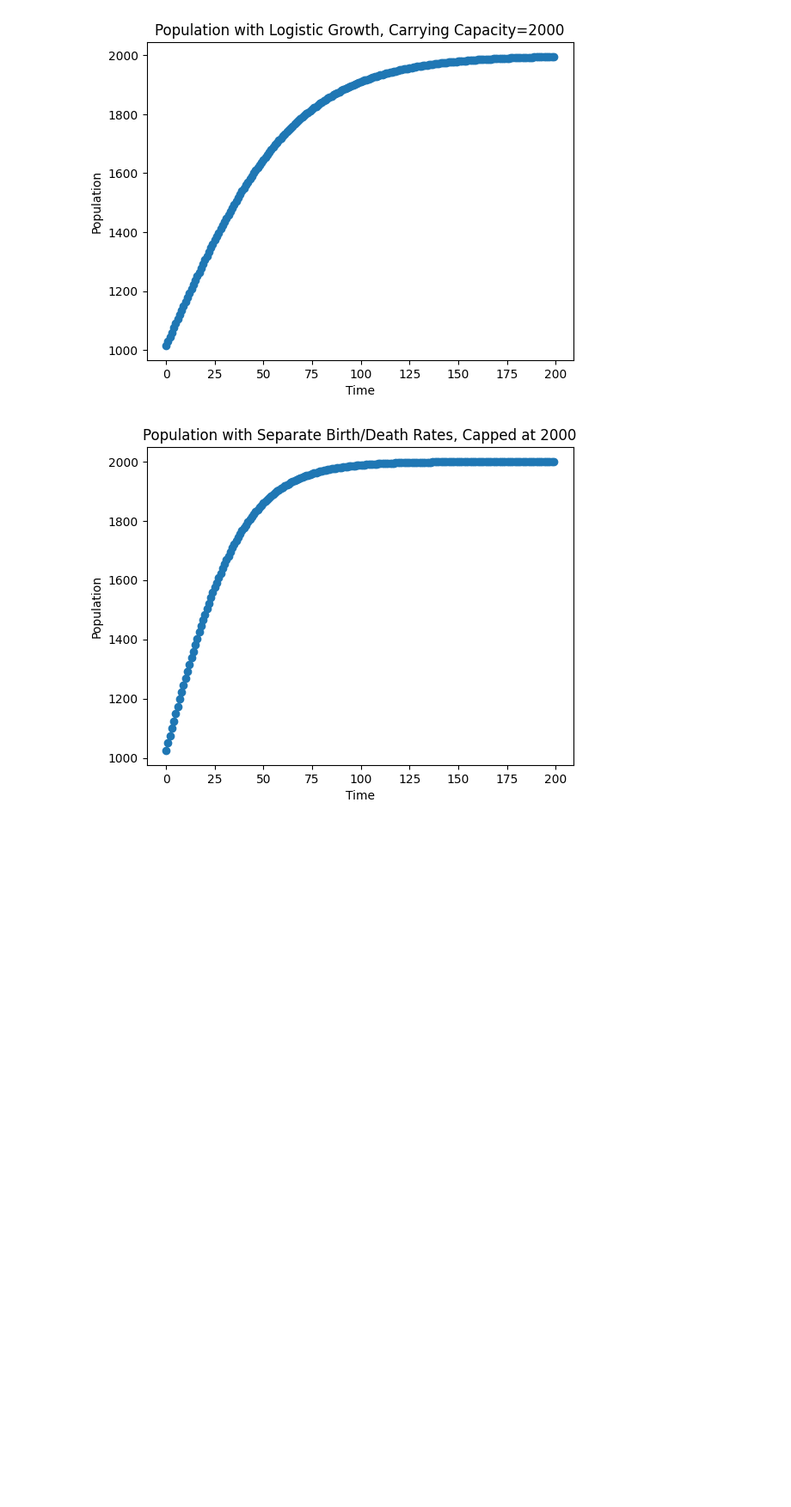
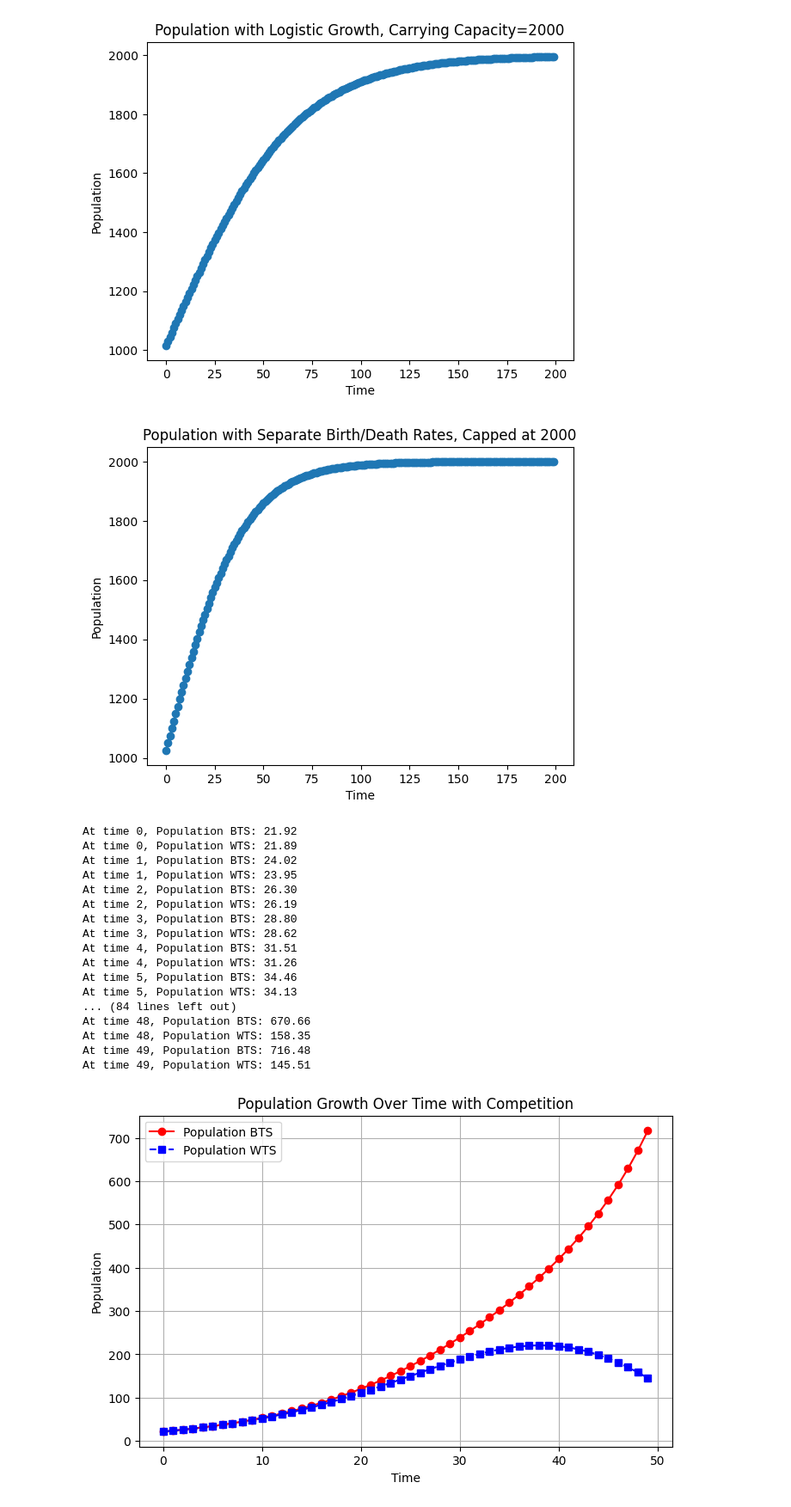
Before and after one commit to MuhammadTausif/PyComplete, a Jupyter notebook: PhD/CM/Ch_2_Project_3.ipynb, the cells around one changed output. Shown at 86% size. Drawn from its saved outputs; the diff is of its cells as text; code cells hidden in the pictures; blank space fills up the shorter version.

```diff
--- a/PhD/CM/Ch_2_Project_3.ipynb
+++ b/PhD/CM/Ch_2_Project_3.ipynb
@@ -69,7 +69,7 @@ y_pop = []
 
 for t in np.arange(0, 200.0, 1):  # Start, stop, step
     births = birthrate * pop
-    deaths = (deathrate * pop)*(pop/m)
+    deaths = (h_skils * pop)*(pop/m)
     change = births - deaths
     pop = pop + change
     x_time.append(t)
@@ -128,7 +128,7 @@ import numpy as np
 import matplotlib.pyplot as plt
 
 birthrate = 0.05
-deathrate = 0.05  # same as birthrate!
+h_skils = 0.05  # same as birthrate!
 pop = 1000
 m = 2000
 x_time = []
@@ -136,7 +136,7 @@ y_pop = []
 
 for t in np.arange(0, 200, 1):
     births = birthrate * pop
-    deaths = deathrate * pop * (pop / m)
+    deaths = h_skils * pop * (pop / m)
     change = births - deaths
     pop = pop + change
     x_time.append(t)
@@ -149,3 +149,65 @@ plt.ylabel("Population")
 plt.show()
 # %% [output]
 [figure]
+# %%
+import numpy as np
+import matplotlib.pyplot as plt
+
+
+pop_bts = 20
+pop_wts = 20
+birthrate_bts = 1
+birthrate_wts = 1
+deathrate_bts = 0.0020
+deathrate_wts = 0.0027
+dt = 0.1
+
+y_pop_bts = []
+y_pop_wts = []
+x_time = []
+
+for t in range(50):
+    birth_bts = birthrate_bts * pop_bts * dt
+    birth_wts = birthrate_wts * pop_wts * dt
+    death_bts = deathrate_bts * pop_bts * pop_wts * dt
+    death_wts = deathrate_wts * pop_wts * pop_bts * dt
+
+    pop_bts = max(pop_bts + (birth_bts - death_bts), 0)  # Ensure no negative population
+    pop_wts = max(pop_wts + (birth_wts - death_wts), 0)
+
+    y_pop_bts.append(pop_bts)
+    y_pop_wts.append(pop_wts)
+    x_time.append(t)
+
+    print(f"At time {t}, Population BTS: {pop_bts:.2f}")
+    print(f"At time {t}, Population WTS: {pop_wts:.2f}")
+
+# Plot results
+plt.figure(figsize=(8, 5))
+plt.plot(x_time, y_pop_bts, label="Population BTS", marker='o', color='red')
+plt.plot(x_time, y_pop_wts, label="Population WTS", marker='s', linestyle="dashed", color='blue')
+plt.xlabel("Time")
+plt.ylabel("Population")
+plt.title("Population Growth Over Time with Competition")
+plt.legend()
+plt.grid()
+plt.show()
+# %% [output]
+At time 0, Population BTS: 21.92
+At time 0, Population WTS: 21.89
+At time 1, Population BTS: 24.02
+At time 1, Population WTS: 23.95
+At time 2, Population BTS: 26.30
+At time 2, Population WTS: 26.19
+At time 3, Population BTS: 28.80
+At time 3, Population WTS: 28.62
+At time 4, Population BTS: 31.51
+At time 4, Population WTS: 31.26
+At time 5, Population BTS: 34.46
+At time 5, Population WTS: 34.13
+... (84 lines left out)
+At time 48, Population BTS: 670.66
+At time 48, Population WTS: 158.35
+At time 49, Population BTS: 716.48
+At time 49, Population WTS: 145.51
+[figure, added]
```
